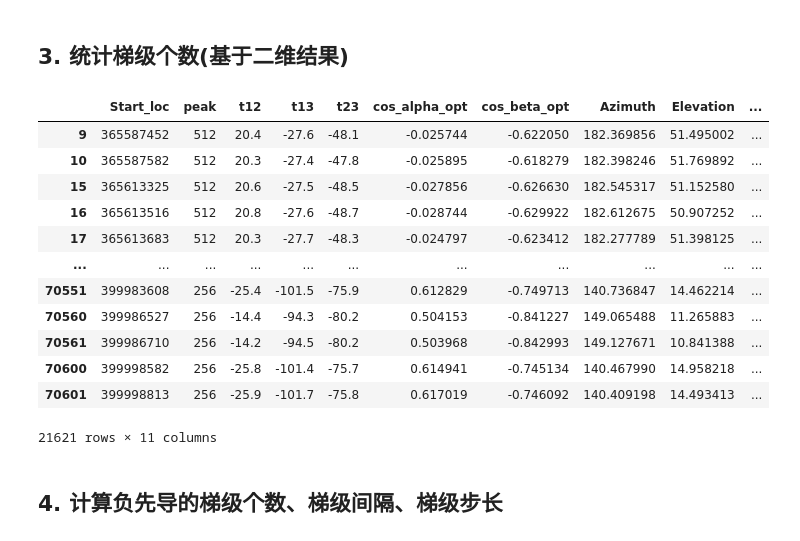
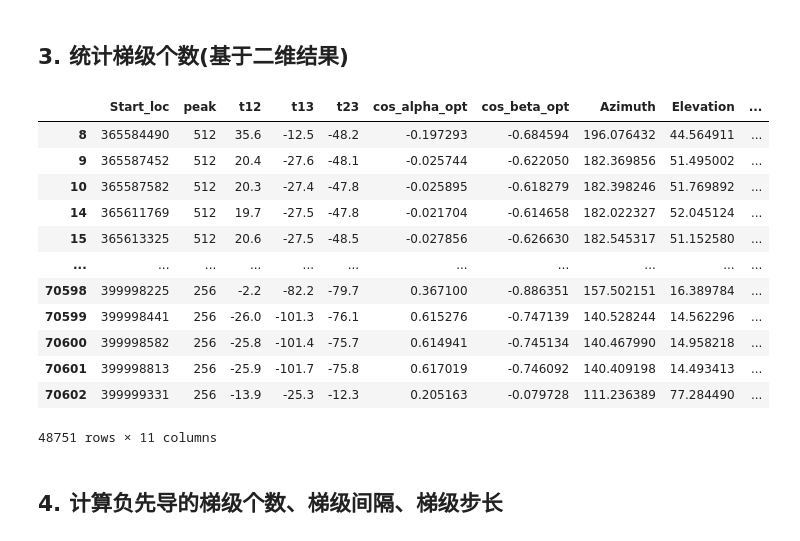
Before and after one commit to S0ngRu1/Lightning-Mapping, a Jupyter notebook: 2024/2d/Analysis Signal Interval.ipynb, the cells around one changed output. Cells and saved outputs as stored; diff of their text form; code cells hidden in the pictures.

```diff
--- a/2024/2d/Analysis Signal Interval.ipynb
+++ b/2024/2d/Analysis Signal Interval.ipynb
@@ -110,29 +110,29 @@ Name: yld_start_loc, dtype: float64
 # %%
 # 加载2d定位结果数据
 result = pd.read_csv('results/result_yld_3.5e8_4e8_window_512_128_去零飘_滤波_加窗_阈值15_30_80.txt', sep=r'\s+')
 
 # 对2d结果进行过滤筛选
 filtered_result = result[
     (abs(result['t123']) < 1) &  # t123的绝对值小于1
-    (abs(result['Rcorr']) > 0.6) &  # Rcorr的绝对值大于0.65
+    (abs(result['Rcorr']) > 0.3) &  # Rcorr的绝对值大于0.65
     (result['Start_loc'] < 4e8) &  # Start_loc小于4e8
     (result['Start_loc'] > 3.65e8)
 ]
 filtered_result
 # %% [output]
 |  | Start_loc | peak | t12 | t13 | t23 | cos_alpha_opt | cos_beta_opt | Azimuth | Elevation | ... |
+| 8 | 365584490 | 512 | 35.6 | -12.5 | -48.2 | -0.197293 | -0.684594 | 196.076432 | 44.564911 | ... |
 | 9 | 365587452 | 512 | 20.4 | -27.6 | -48.1 | -0.025744 | -0.622050 | 182.369856 | 51.495002 | ... |
 | 10 | 365587582 | 512 | 20.3 | -27.4 | -47.8 | -0.025895 | -0.618279 | 182.398246 | 51.769892 | ... |
+| 14 | 365611769 | 512 | 19.7 | -27.5 | -47.8 | -0.021704 | -0.614658 | 182.022327 | 52.045124 | ... |
 | 15 | 365613325 | 512 | 20.6 | -27.5 | -48.5 | -0.027856 | -0.626630 | 182.545317 | 51.152580 | ... |
-| 16 | 365613516 | 512 | 20.8 | -27.6 | -48.7 | -0.028744 | -0.629922 | 182.612675 | 50.907252 | ... |
-| 17 | 365613683 | 512 | 20.3 | -27.7 | -48.3 | -0.024797 | -0.623412 | 182.277789 | 51.398125 | ... |
 | ... | ... | ... | ... | ... | ... | ... | ... | ... | ... | ... |
-| 70551 | 399983608 | 256 | -25.4 | -101.5 | -75.9 | 0.612829 | -0.749713 | 140.736847 | 14.462214 | ... |
-| 70560 | 399986527 | 256 | -14.4 | -94.3 | -80.2 | 0.504153 | -0.841227 | 149.065488 | 11.265883 | ... |
-| 70561 | 399986710 | 256 | -14.2 | -94.5 | -80.2 | 0.503968 | -0.842993 | 149.127671 | 10.841388 | ... |
+| 70598 | 399998225 | 256 | -2.2 | -82.2 | -79.7 | 0.367100 | -0.886351 | 157.502151 | 16.389784 | ... |
+| 70599 | 399998441 | 256 | -26.0 | -101.3 | -76.1 | 0.615276 | -0.747139 | 140.528244 | 14.562296 | ... |
 | 70600 | 399998582 | 256 | -25.8 | -101.4 | -75.7 | 0.614941 | -0.745134 | 140.467990 | 14.958218 | ... |
 | 70601 | 399998813 | 256 | -25.9 | -101.7 | -75.8 | 0.617019 | -0.746092 | 140.409198 | 14.493413 | ... |
+| 70602 | 399999331 | 256 | -13.9 | -25.3 | -12.3 | 0.205163 | -0.079728 | 111.236389 | 77.284490 | ... |
-21621 rows × 11 columns
+48751 rows × 11 columns
 # %% [markdown]
 ## 4. 计算负先导的梯级个数、梯级间隔、梯级步长
 # %% [markdown]
```
Also changed, not shown: parts of 3 cells of this notebook, 2 other files.
